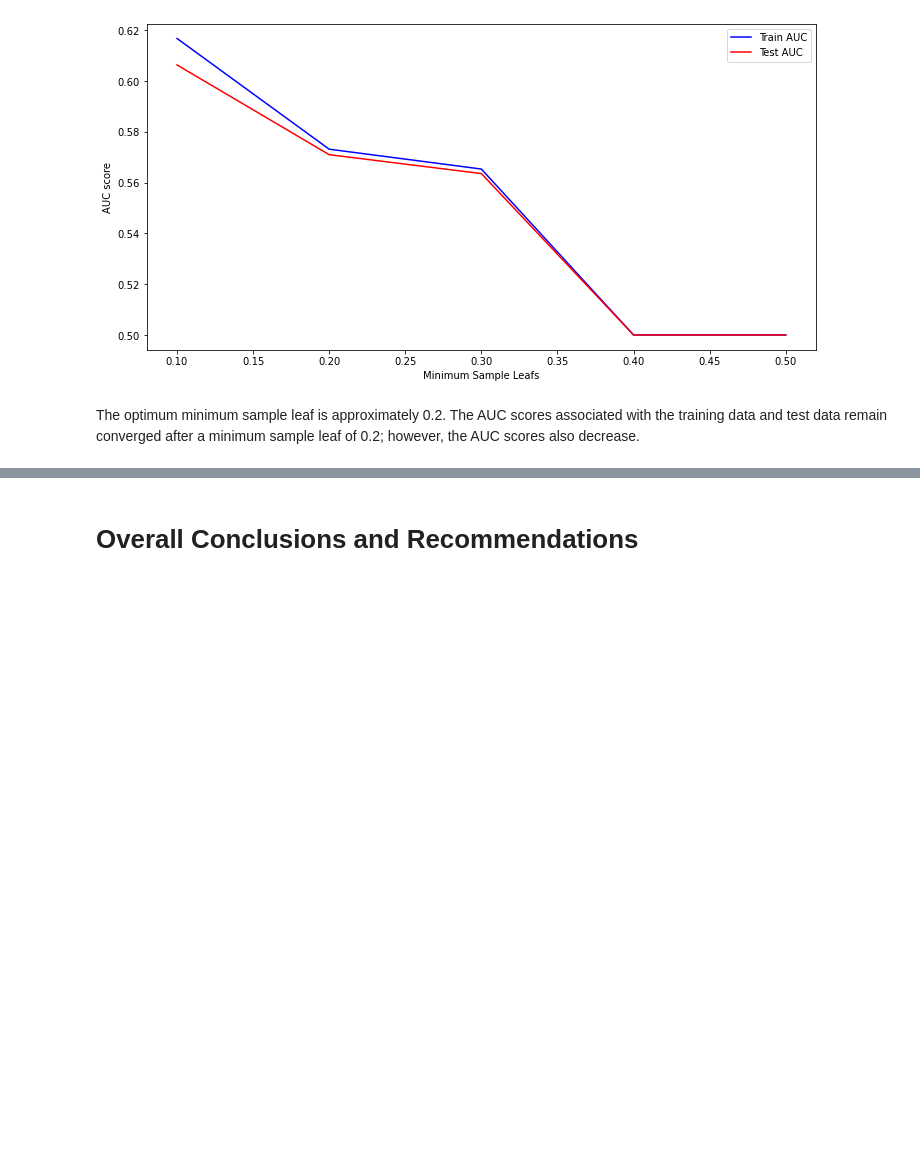
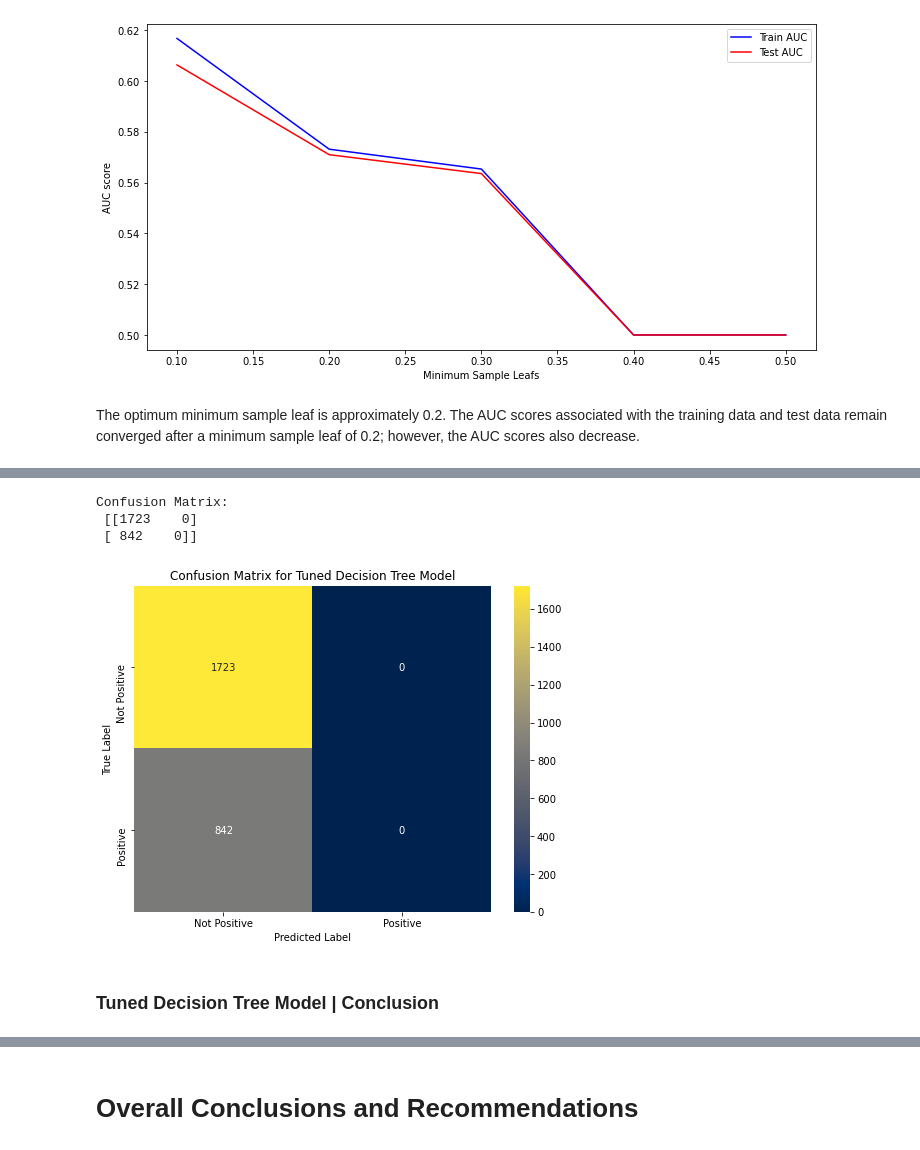
Before and after one commit to keithotuomagie/tweet_analysis, a Jupyter notebook: notebook.ipynb, the cells around one changed output, grey strips where cells are left out. Cells and saved outputs as stored; diff of their text form; code cells hidden in the pictures; blank space fills up the shorter version.

Commit message:
Notebook | Updating Modeling

```diff
--- a/notebook.ipynb
+++ b/notebook.ipynb
@@ -1160,10 +1162,15 @@ pipe_clf_tune = Pipeline(steps_clf_tune)
 
 # Set Grid for Search
 
-# (Need to add criterion, max-depth, minimum sample split, and minimum sample node to the grid)
 
 params_clf_tune = [{'tfidf__min_df': [0.0, 0.01, 0.05],
-                     'tfidf__max_df': [1.0, 0.95, 0.9]}]
+                     'tfidf__max_df': [1.0, 0.95, 0.9],
+                     'clf__max_depth': [1, 2, 3, 4],
+                     'clf__min_samples_split': [0.6, 0.7, 0.8],
+                     'clf__min_samples_leaf': [0.15, 0.2, 0.25],
+                     'clf__criterion': ['entropy', 'gini'],
+                     'clf__class_weight': [None, 'balanced']
+                   }]
 # %%
 # Instanstiate grid search object for tuning the Decision Tree Model
 
@@ -1176,7 +1183,7 @@ grid_clf_tune = GridSearchCV(estimator=pipe_clf_tune,
 
 grid_clf_tune.fit(X_train_preprocessed_joined, y_train)
 
-best_pipe = grid_mnb_tune.best_estimator_
+best_pipe_clf_tune = grid_clf_tune.best_estimator_
 # %%
 # Displaying the best parameters from the grid search object
 
@@ -1183,0 +1208,4 @@ print(grid_clf_tune.best_params_)
+# %%
+# Refitting the tuned Decision Tree Model to the training data
+
+best_pipe_clf_tune.fit(X_train_preprocessed_joined, y_train)
@@ -1183,0 +1222,4 @@ print(grid_clf_tune.best_params_)
+# %%
+# Predicting y-test with tuned Decision Tree model
+
+y_hat_test_clf_tune = best_pipe_clf_tune.predict(X_test_preprocessed_joined)
@@ -1183,0 +1248,11 @@ print(grid_clf_tune.best_params_)
+# %%
+# Creating Confusion Marix for the Tuned Decision Tree Model
+
+cnf_matrix_display(y_test, y_hat_test_clf_tune, title='Confusion Matrix for Tuned Decision Tree Model')
+# %% [output]
+Confusion Matrix:
+ [[1723    0]
+ [ 842    0]]
+[figure, added]
+# %% [markdown]
+### Tuned Decision Tree Model | Conclusion
```
Also changed, not shown: parts of 19 cells of this notebook.
